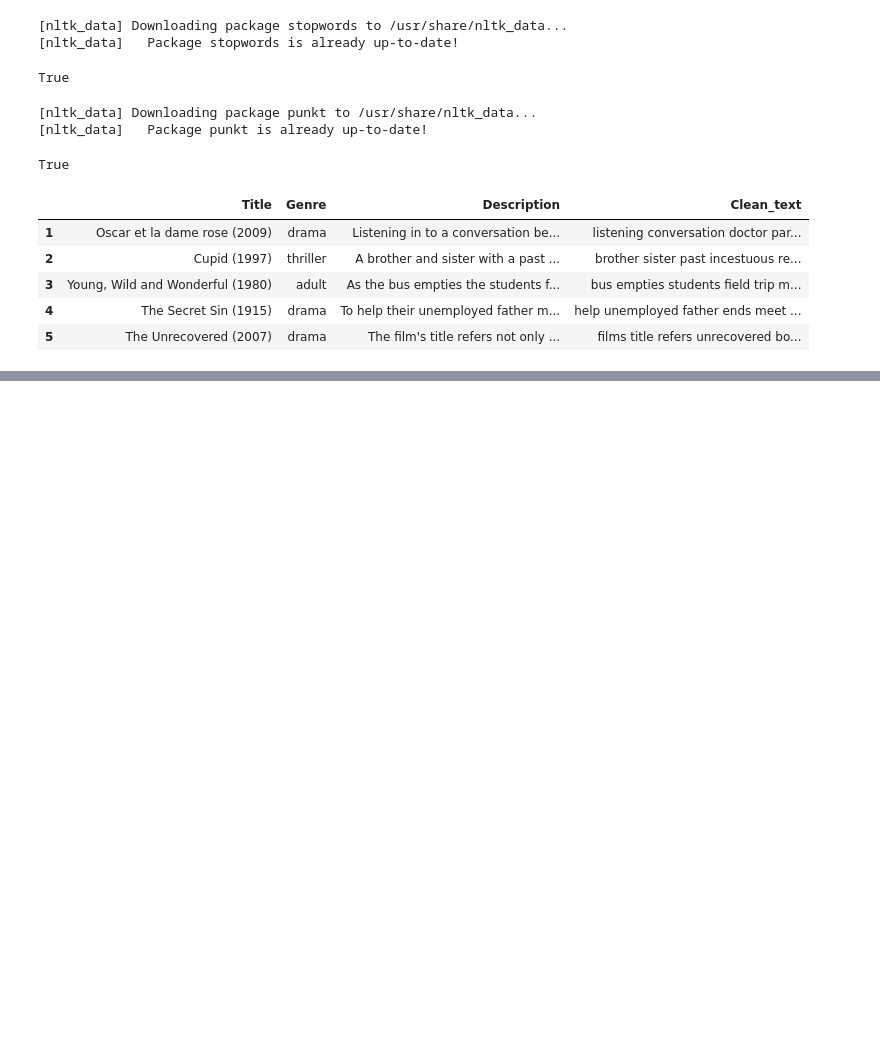
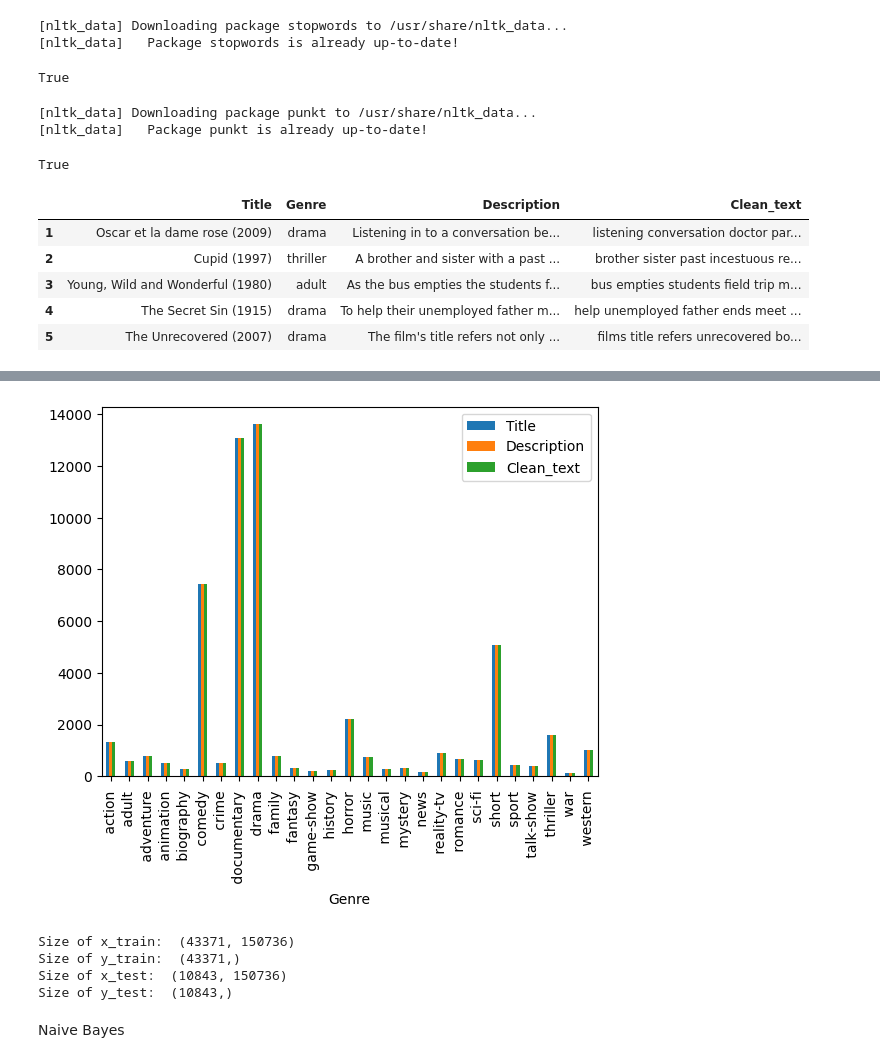
Before and after one commit to DLIBYH/Encryptix, a Jupyter notebook: movie-genre.ipynb, the cells around one changed output, grey strips where cells are left out. Drawn from its saved outputs; the diff is of its cells as text; code cells hidden in the pictures; blank space fills up the shorter version.

Commit message:
Kaggle Notebook | Movie_genre | Version 3

```diff
--- a/movie-genre.ipynb
+++ b/movie-genre.ipynb
@@ -153,8 +153,3 @@ train_data.head(5)
 | 3 | Young, Wild and Wonderful (1980) | adult | As the bus empties the students f... | bus empties students field trip m... |
 | 4 | The Secret Sin (1915) | drama | To help their unemployed father m... | help unemployed father ends meet ... |
 | 5 | The Unrecovered (2007) | drama | The film's title refers not only ... | films title refers unrecovered bo... |
-# %%
-#tokenization
-train_data['Clean_text'] = train_data['Clean_text'].apply(lambda x: str(x) if type(x) != str else x)
-train_data['Clean_text'] = train_data['Clean_text'].apply(lambda x: x.split())
-train_data.head()
@@ -180,6 +155,0 @@ test_data.head()
-# %%
-#stemmer
-from nltk.stem.snowball import SnowballStemmer
-stemmer = SnowballStemmer("english")
-train_data['Clean_text']= train_data['Clean_text'].apply(lambda x: [stemmer.stem(i) for i in x])
-train_data.head()
@@ -215,0 +186,6 @@ AttributeError: 'list' object has no attribute 'lower'
+# %%
+# Plotting sentiment value counts
+train_data.groupby('Genre').count().plot(kind='bar')
+plt.show()
+# %% [output]
+[figure, added]
@@ -215,0 +202,12 @@ AttributeError: 'list' object has no attribute 'lower'
+# %%
+print("Size of x_train: ", (x_train.shape))
+print("Size of y_train: ", (y_train.shape))
+print("Size of x_test: ", (x_test.shape))
+print("Size of y_test: ", (y_test.shape))
+# %% [output]
+Size of x_train:  (43371, 150736)
+Size of y_train:  (43371,)
+Size of x_test:  (10843, 150736)
+Size of y_test:  (10843,)
+# %% [markdown]
+Naive Bayes
```
Also changed, not shown: parts of 19 cells of this notebook.
